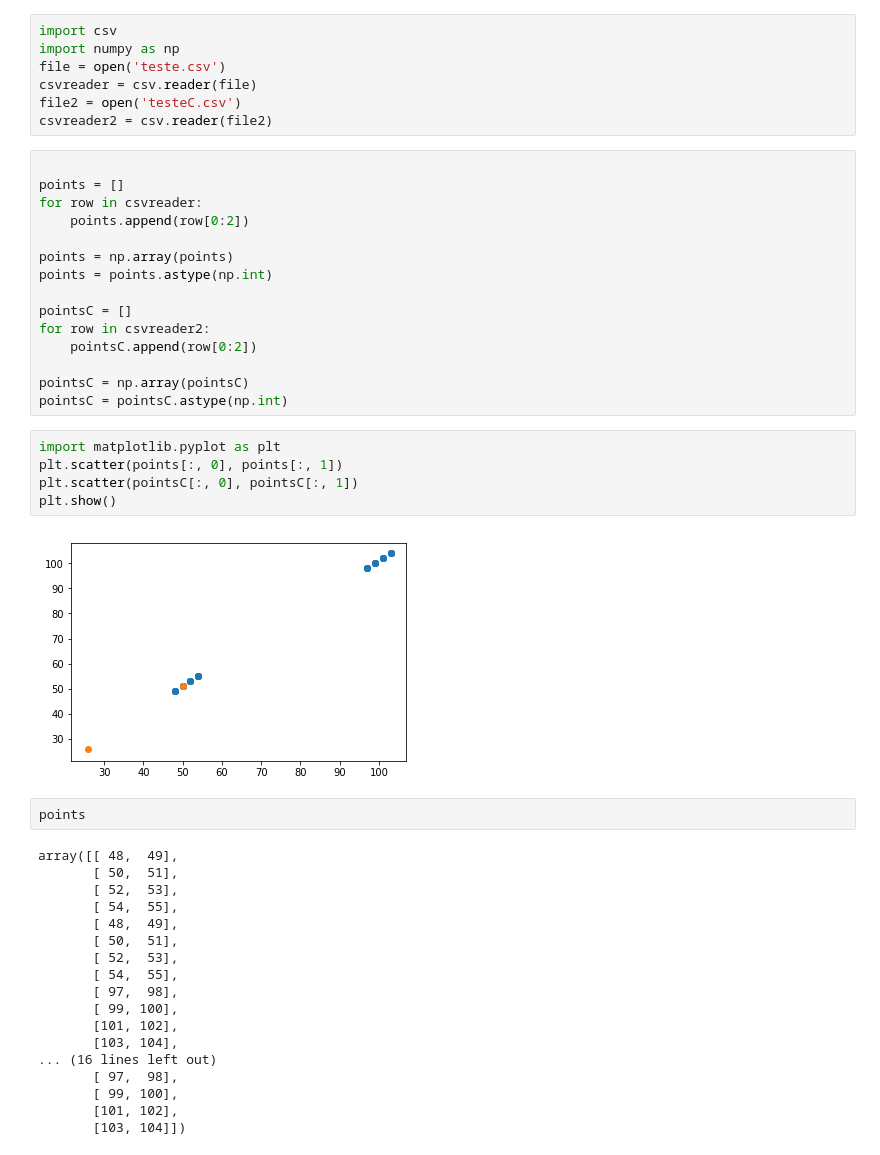
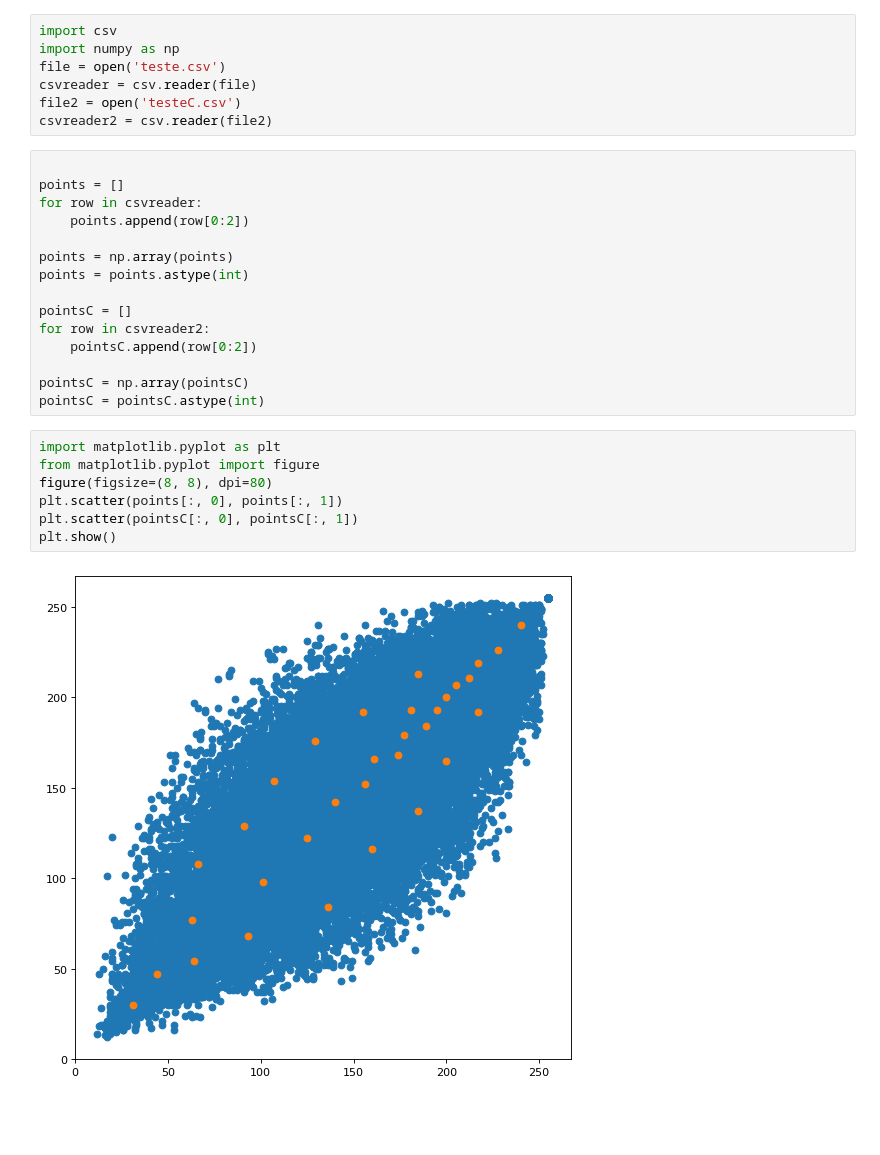
Before and after one commit to VRavaglia/Compressao-de-Imagens, a Jupyter notebook: VQ/Plot.ipynb, the cells around one changed output. Saved outputs shown, nothing was run; the diff lists cells and outputs as text; blank space fills up the shorter version.

Commit message:
VQ funcionando,  falta comprimir as imagens

```diff
--- a/VQ/Plot.ipynb
+++ b/VQ/Plot.ipynb
@@ -12,38 +12,20 @@ for row in csvreader:
     points.append(row[0:2])
 
 points = np.array(points)
-points = points.astype(np.int)
+points = points.astype(int)
 
 pointsC = []
 for row in csvreader2:
     pointsC.append(row[0:2])
 
 pointsC = np.array(pointsC)
-pointsC = pointsC.astype(np.int)
+pointsC = pointsC.astype(int)
 # %%
 import matplotlib.pyplot as plt
+from matplotlib.pyplot import figure
+figure(figsize=(8, 8), dpi=80)
 plt.scatter(points[:, 0], points[:, 1])
 plt.scatter(pointsC[:, 0], pointsC[:, 1])
 plt.show()
 # %% [output]
-[figure, old version]
+[figure, new version]
-# %%
-points
-# %% [output]
-array([[ 48,  49],
-       [ 50,  51],
-       [ 52,  53],
-       [ 54,  55],
-       [ 48,  49],
-       [ 50,  51],
-       [ 52,  53],
-       [ 54,  55],
-       [ 97,  98],
-       [ 99, 100],
-       [101, 102],
-       [103, 104],
-... (16 lines left out)
-       [ 97,  98],
-       [ 99, 100],
-       [101, 102],
-       [103, 104]])
```
Also changed, not shown: 10 other files.
